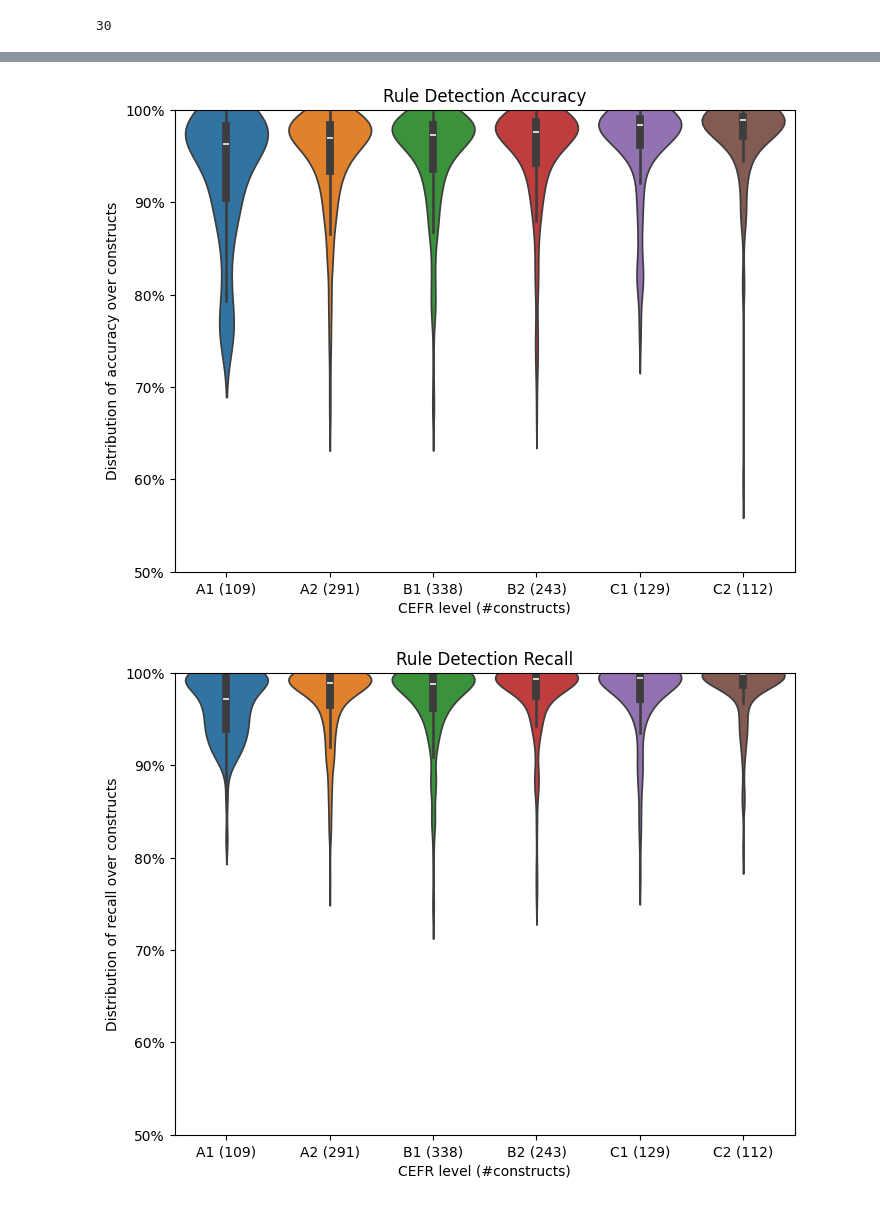
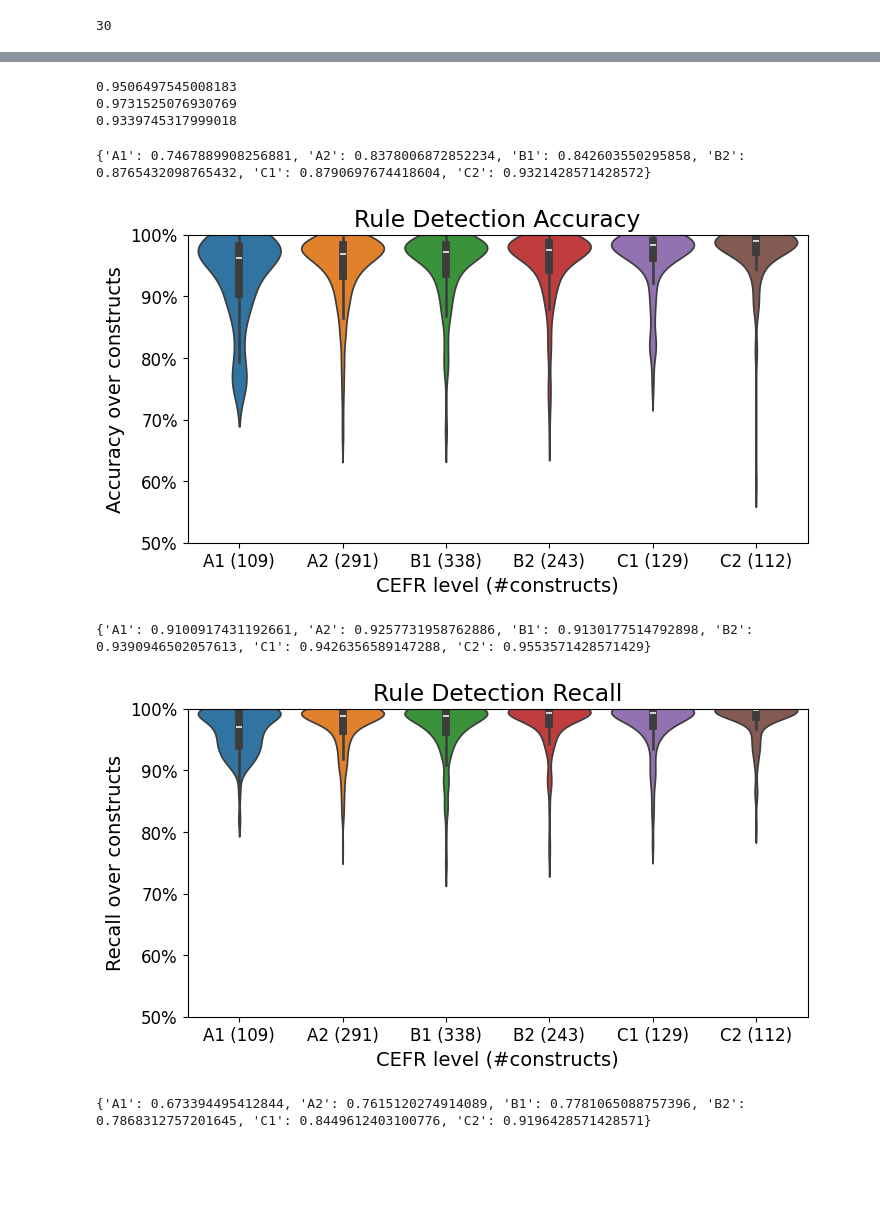
Before and after one commit to dominikglandorf/LLM-grammar, a Jupyter notebook: exp/007_sentence_embeddings.ipynb, the cells around one changed output, grey strips where cells are left out. Drawn from its saved outputs; the diff is of its cells as text; code cells hidden in the pictures; blank space fills up the shorter version.

Commit message:
update genrated texts and figures

```diff
--- a/exp/007_sentence_embeddings.ipynb
+++ b/exp/007_sentence_embeddings.ipynb
@@ -401,5 +381,8 @@ def mean_of_array(arr):
 def len_of_array(arr):
     return len(arr.iloc[0])
 
+def ratio_above_90(arr):
+    return np.mean(np.mean(np.vstack(arr)>0.9, axis=1))
+
 def to_percent(y, position):
     return f"{100 * y:.0f}%"
@@ -406,26 +394,42 @@ def to_percent(y, position):
+# %%
+print(get_grand_mean('val_accuracies'))
+print(get_grand_mean('val_recalls'))
+print(get_grand_mean('val_precisions'))
+# %% [output]
+0.9506497545008183
+0.9731525076930769
+0.9339745317999018
+# %%
+plt.rcParams.update({'font.size': 14, 'xtick.labelsize':12, 'ytick.labelsize':12})
 # %%
 def plot_metric(metric='val_accuracies', label='Accuracy'):
-    grouped_df = results_df[['level', metric]].groupby('level').agg({metric: [mean_of_array, len_of_array]})
+    grouped_df = results_df[['level', metric]].groupby('level').agg({metric: [mean_of_array, len_of_array, ratio_above_90]})
     lengths = grouped_df.to_dict()[(metric, 'len_of_array')]
+    print(grouped_df.to_dict()[(metric, 'ratio_above_90')])
     data = grouped_df.to_dict()[(metric, 'mean_of_array')]
     data_with_len = {f'{key} ({lengths[key]})': value for key, value in data.items()}
     maxsize = max([a.size for a in data.values()])
     data_pad = {k:np.pad(v, pad_width=(0, maxsize-v.size,), mode='constant', constant_values=np.nan) for k,v in data_with_len.items()}
     df = pd.DataFrame(data_pad)
 
-    plt.figure(figsize=(8, 6))
+
+    plt.figure(figsize=(8, 4))
     sns.violinplot(df)
     plt.title(f'Rule Detection {label}')
     plt.xlabel('CEFR level (#constructs)')
-    plt.ylabel(f'Distribution of {label.lower()} over constructs')
+    plt.ylabel(f'{label} over constructs')
     plt.ylim(0.5, 1)
 
     plt.gca().yaxis.set_major_formatter(FuncFormatter(to_percent))
+    plt.savefig(f'../doc/classification_{label.lower()}.pdf', bbox_inches='tight')
     plt.show()
 
 plot_metric('val_accuracies', 'Accuracy')
 plot_metric('val_recalls', 'Recall')
 plot_metric('val_precisions', 'Precision')
 # %% [output]
+{'A1': 0.7467889908256881, 'A2': 0.8378006872852234, 'B1': 0.842603550295858, 'B2': 0.8765432098765432, 'C1': 0.8790697674418604, 'C2': 0.9321428571428572}
-[figure, old version]
+[figure, new version]
+{'A1': 0.9100917431192661, 'A2': 0.9257731958762886, 'B1': 0.9130177514792898, 'B2': 0.9390946502057613, 'C1': 0.9426356589147288, 'C2': 0.9553571428571429}
-[figure, old version]
+[figure, new version]
+{'A1': 0.673394495412844, 'A2': 0.7615120274914089, 'B1': 0.7781065088757396, 'B2': 0.7868312757201645, 'C1': 0.8449612403100776, 'C2': 0.9196428571428571}
```
Also changed, not shown: parts of 3 cells of this notebook, 20 other files.
